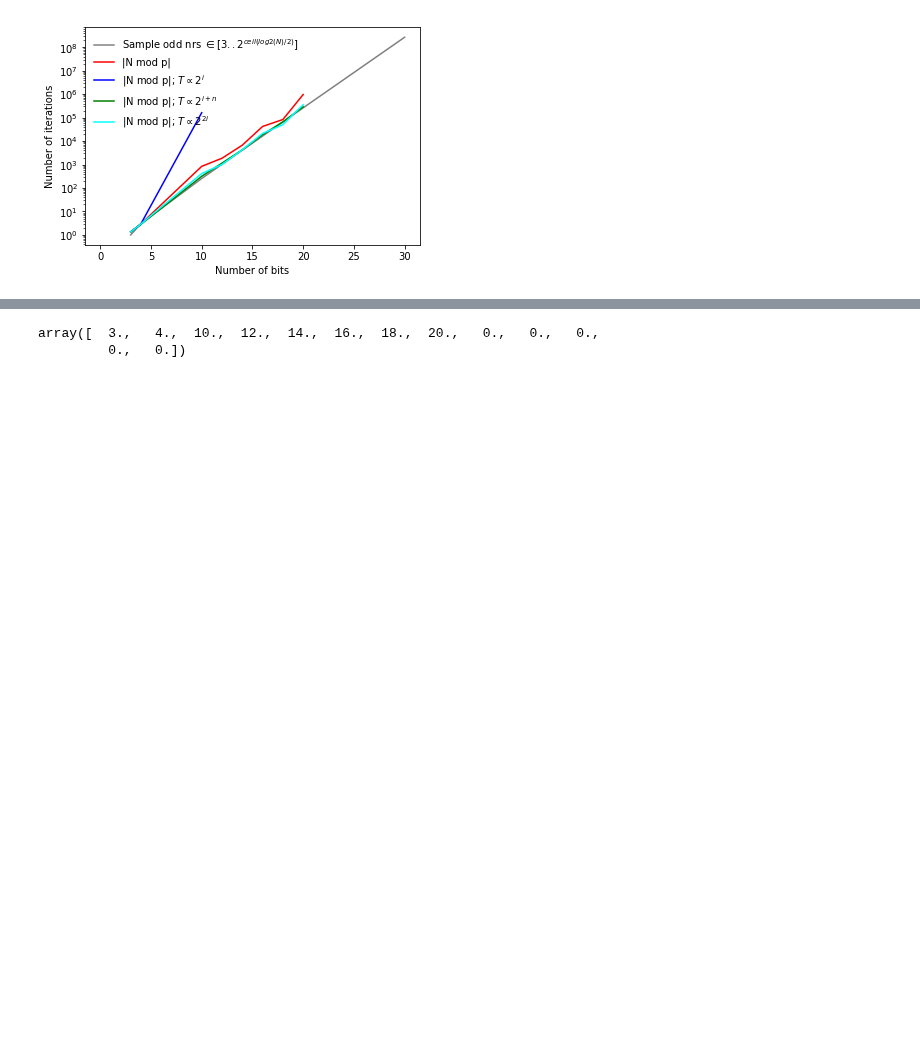
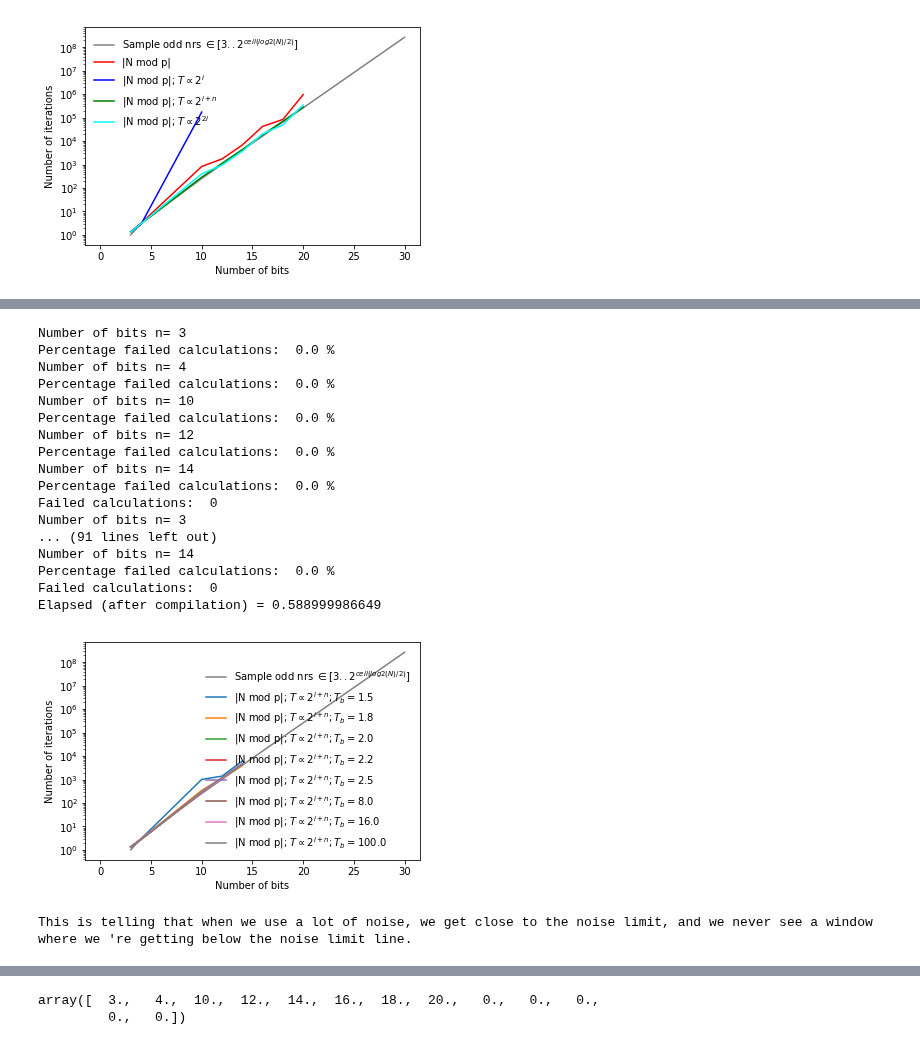
Before and after one commit to lican81/A0_DUT, a Jupyter notebook: GUI/Thomas/sandbox_prime_factorization.ipynb, the cells around one changed output, grey strips where cells are left out. Drawn from its saved outputs; the diff is of its cells as text; code cells hidden in the pictures; blank space fills up the shorter version.

```diff
--- a/GUI/Thomas/sandbox_prime_factorization.ipynb
+++ b/GUI/Thomas/sandbox_prime_factorization.ipynb
@@ -152,7 +152,8 @@ def perform_prime_factorization(problem_and_sol_arr,num_runs = 1000, max_iter =
                                 T_base=2.,
                                 max_iter_default=-1,
                                 verbosity=0,
-                                check_prime_found=True):
+                                check_prime_found=True,
+                                flip_p_and_q=False):
 
     data_arr=np.zeros((problem_and_sol_arr.shape[0],6))
 
@@ -190,6 +191,12 @@ def perform_prime_factorization(problem_and_sol_arr,num_runs = 1000, max_iter =
 
                 if(E_fun_type==0):
                     #TODO remove while loop, get better solution if p_new=1
+                    if flip_p_and_q: #not a random flip ( in contrast to the other algorithm, but still...)
+                        p_new=q_old
+                        q_new=p_old
+                        p_old=p_new
+                        q_old=q_new
+                        #this is a hail mary attempt to get as good results for N mod p as for |N-pq|
                     while (p_new==p_old): # avoid getting p_new = 1, as this gives wrong result
 
                         #propose flip
@@ -714 +721,50 @@ Elapsed (after compilation) = 5.78299999237
 [figure]
+# %%
+plt.figure(33)
+plt.clf()
+plt.semilogy(problem_and_sol_arr[:,0],(2**(problem_and_sol_arr[:,0])/2.+1)//2-1,"k",alpha=0.5,
+             label="Sample odd nrs $\in[3..2^{ceil(log2(N)/2)}]$")
+
+#make sure it's compiled:
+perform_prime_factorization(problem_and_sol_arr,num_runs = 100,
+                                         max_iter = None,N_cases=5, #problem_and_sol_arr.shape[0]
+                                        noise_fun_type=2,E_fun_type=0,T0=0.1,
+                                                   T_base=2.)
+
+T0=0.1
+for T_base in [1.5,1.8,2.,2.2,2.5,8.,16.,100.]:#[1.5,1.8,2.,2.2,2.5,3.,8.]:
+    # NOW THE FUNCTION IS COMPILED, RE-TIME IT EXECUTING FROM CACHE
+    start = time.time()
+    data_arr_Eft2_tb_sw=perform_prime_factorization(problem_and_sol_arr,num_runs = 1000,
+                                         max_iter = None,N_cases=5, #problem_and_sol_arr.shape[0]
+                                        noise_fun_type=2,E_fun_type=0,T0=T0,
+                                                   T_base=T_base)
+    end = time.time()
+    print("Elapsed (after compilation) = %s" % (end - start))
+    plt.semilogy(data_arr_Eft2_tb_sw[:,0],data_arr_Eft2_tb_sw[:,1],label=r"|N mod p|; $T \propto 2^{i+n}"+";T_b={}$".format(T_base))
+leg=plt.legend(loc=0)
+leg.draw_frame(False)
+plt.xlabel("Number of bits")
+plt.ylabel("Number of iterations")
+plt.show()
+print("This is telling that when we use a lot of noise, we get close to the noise limit, and we never see a window where we 're getting below the noise limit line.")
+# %% [output]
+Number of bits n= 3
+Percentage failed calculations:  0.0 %
+Number of bits n= 4
+Percentage failed calculations:  0.0 %
+Number of bits n= 10
+Percentage failed calculations:  0.0 %
+Number of bits n= 12
+Percentage failed calculations:  0.0 %
+Number of bits n= 14
+Percentage failed calculations:  0.0 %
+Failed calculations:  0
+Number of bits n= 3
+... (91 lines left out)
+Number of bits n= 14
+Percentage failed calculations:  0.0 %
+Failed calculations:  0
+Elapsed (after compilation) = 0.588999986649
+[figure, added]
+This is telling that when we use a lot of noise, we get close to the noise limit, and we never see a window where we 're getting below the noise limit line.
```
Also changed, not shown: parts of 17 cells of this notebook.
